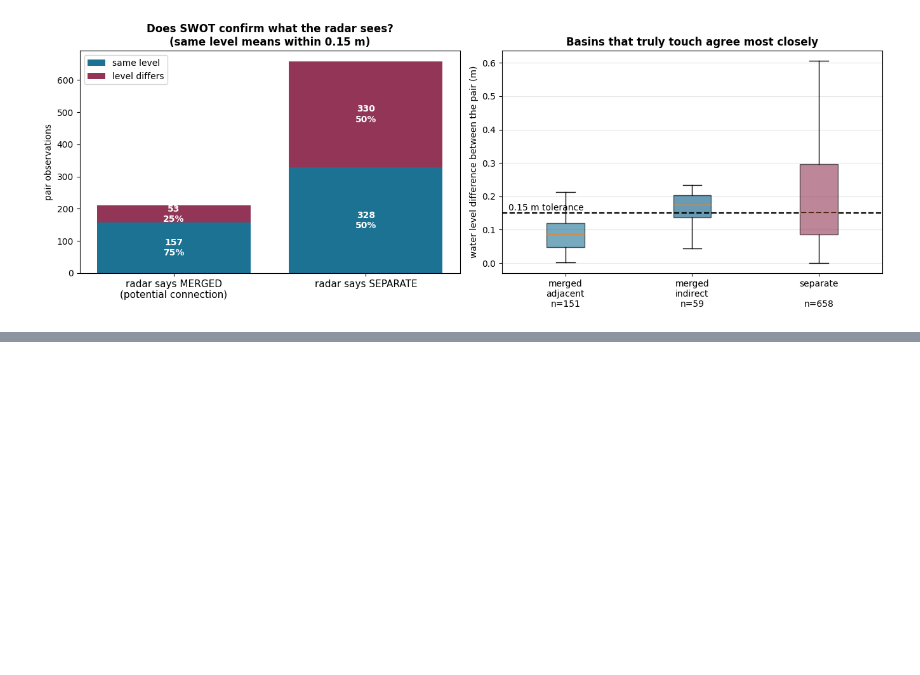
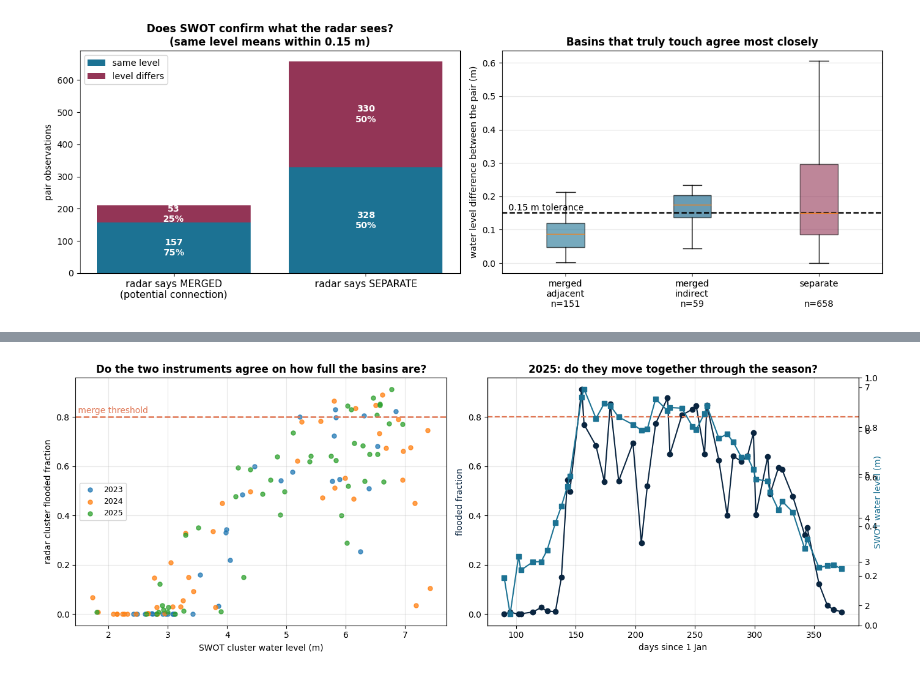
Before and after one commit to wasifshahriar/masters_research, a Jupyter notebook: haor_connectivity_validation.ipynb, the cells around one changed output, grey strips where cells are left out. Drawn from its saved outputs; the diff is of its cells as text; code cells hidden in the pictures; blank space fills up the shorter version.

```diff
--- a/haor_connectivity_validation.ipynb
+++ b/haor_connectivity_validation.ipynb
@@ -886,0 +1076,78 @@ shared colour scale: 5.56 to 6.84 m
+# %%
+# %%
+# ============ PART D2: does SWOT water level track the flooded fraction? ============
+# THE decisive test for whether the oscillation is real water or detector noise.
+# If the radar flooded fraction is following genuine level changes, then SWOT,
+# a completely independent instrument measuring height, should rise and fall
+# with it. If the fraction is bouncing from wind roughening, there should be no
+# relationship.
+from scipy.stats import pearsonr, spearmanr
+
+sw = pd.read_csv(SWOT_PERHAOR, parse_dates=["dt"])
+sw["date"] = sw["dt"].dt.date
+# cluster level = median across the basins seen on that pass
+cl = (sw[sw["n"] >= 20].groupby("date")
+        .agg(wse=("wse_median", "median"), n_haors=("haor_id", "nunique")).reset_index())
+cl = cl[cl["n_haors"] >= 3]
+print(f"SWOT dates with at least 3 basins: {len(cl)}")
+
+rows = []
+for y in sorted(conn):
+    if curves.get(y) is None: continue
+    cur = curves[y].copy(); cur["cluster_frac"] = cur[HAOR_IDS].mean(axis=1)
+    cur["date"] = [doy_to_date(y, d) for d in cur["doy"]]
+    for _, g in cl.iterrows():
+        gaps = (cur["date"] - g["date"]).abs(); k = gaps.idxmin()
+        if gaps.loc[k] > datetime.timedelta(days=MATCH_DAYS): continue
+        r = cur.loc[k]
+        rows.append(dict(year=y, doy=r["doy"], date=r["date"],
+                         frac=float(r["cluster_frac"]), wse=float(g["wse"])))
+D2 = pd.DataFrame(rows).drop_duplicates(subset=["year", "doy"]).dropna()
+print(f"matched radar and SWOT observations: {len(D2)}\n")
+
+wet = D2[D2["frac"] >= 0.30]
+for name, d in [("all matched dates", D2), ("wet dates only (frac >= 0.30)", wet)]:
+    if len(d) < 8: continue
+    pr, pp = pearsonr(d["frac"], d["wse"]); sr, sp_ = spearmanr(d["frac"], d["wse"])
+    print(f"{name}: n = {len(d)}")
+    print(f"   Pearson  r = {pr:+.3f}  p = {pp:.2e}")
+    print(f"   Spearman r = {sr:+.3f}  p = {sp_:.2e}")
+    print(f"   water level range across these dates: "
+          f"{d['wse'].max() - d['wse'].min():.2f} m\n")
+
+fig, ax = plt.subplots(1, 2, figsize=(14, 5))
+for y, g in D2.groupby("year"):
+    ax[0].scatter(g["wse"], g["frac"], s=26, alpha=.75, label=str(y))
+ax[0].axhline(0.80, color="#E07856", ls="--", lw=1.8)
+ax[0].text(ax[0].get_xlim()[0], 0.815, " merge threshold", color="#E07856", fontsize=10)
+ax[0].set_xlabel("SWOT cluster water level (m)")
+ax[0].set_ylabel("radar cluster flooded fraction")
+ax[0].set_title("Do the two instruments agree on how full the basins are?",
+                fontweight="bold", fontsize=12)
+ax[0].legend(fontsize=9); ax[0].grid(alpha=.3)
+
+for y, g in D2.groupby("year"):
+    g = g.sort_values("doy")
+    a2 = ax[1].twinx() if y == sorted(D2["year"].unique())[0] else None
+ysel = sorted(D2["year"].unique())[-1]
+g = D2[D2["year"] == ysel].sort_values("doy")
+ax[1].plot(g["doy"], g["frac"], "o-", color="#0A2540", label="flooded fraction")
+ax[1].axhline(0.80, color="#E07856", ls="--", lw=1.6)
+ax[1].set_ylabel("flooded fraction", color="#0A2540")
+axb = ax[1].twinx()
+axb.plot(g["doy"], g["wse"], "s-", color="#1C7293", label="SWOT level")
+axb.set_ylabel("SWOT water level (m)", color="#1C7293")
+ax[1].set_xlabel("days since 1 Jan")
+ax[1].set_title(f"{ysel}: do they move together through the season?",
+                fontweight="bold", fontsize=12)
+ax[1].grid(alpha=.3)
+plt.tight_layout(); plt.savefig(os.path.join(ANALYSIS_ROOT, "D2_level_vs_fraction.png"), dpi=160)
+plt.show()
+
+print("Reading:")
+print("  A strong positive correlation means the radar flooded fraction is")
+print("  following real water level, so crossings of the 0.80 threshold are")
+print("  real events and the episodes are physical.")
+print("  A weak or absent correlation would mean the fraction is bouncing for")
+print("  reasons SWOT cannot see, which would point at detector noise.")
+# %% [output]
@@ -886,0 +1166 @@ shared colour scale: 5.56 to 6.84 m
+[figure, added]
```
Also changed, not shown: parts of 17 cells of this notebook, 1 other file.
